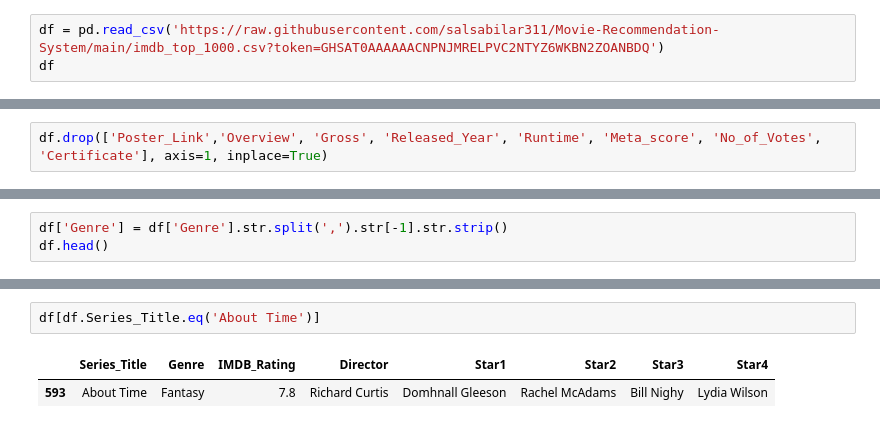
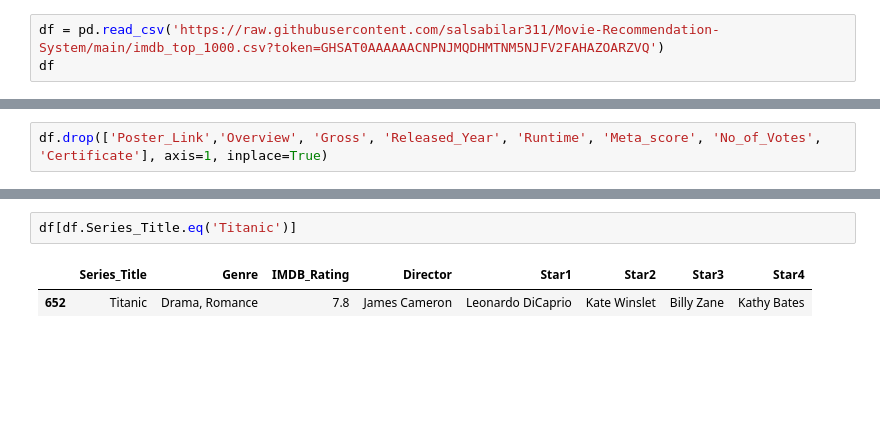
Before and after one commit to salsabilar311/Movie-Recommendation-System, a Jupyter notebook: Movie_Recomendation.ipynb, the cells around one changed output, grey strips where cells are left out. Drawn from its saved outputs; the diff is of its cells as text; blank space fills up the shorter version.

```diff
--- a/Movie_Recomendation.ipynb
+++ b/Movie_Recomendation.ipynb
@@ -8,7 +8,7 @@ import tensorflow as tf
 from tensorflow import keras
 from tensorflow.keras import layers
 # %%
-df = pd.read_csv('https://raw.githubusercontent.com/salsabilar311/Movie-Recommendation-System/main/imdb_top_1000.csv?token=GHSAT0AAAAAACNPNJMRELPVC2NTYZ6WKBN2ZOANBDQ')
+df = pd.read_csv('https://raw.githubusercontent.com/salsabilar311/Movie-Recommendation-System/main/imdb_top_1000.csv?token=GHSAT0AAAAAACNPNJMQDHMTNM5NJFV2FAHAZOARZVQ')
 df
 # %% [output]
 |  | Poster_Link | Series_Title | Released_Year | Certificate | Runtime | Genre | IMDB_Rating | Overview | ... |
@@ -99,3 +90,0 @@ Pada tahap ini, Anda mempersiapkan data dan melakukan beberapa teknik seperti me
-# %%
-df['Genre'] = df['Genre'].str.split(',').str[-1].str.strip()
-df.head()
@@ -258,7 +198,7 @@ def resto_recommendations(nama_film, similarity_data=cosine_sim_df, items=df[['S
 
     return pd.DataFrame(closest).merge(items).head(k)
 # %%
-df[df.Series_Title.eq('About Time')]
+df[df.Series_Title.eq('Titanic')]
 # %% [output]
 |  | Series_Title | Genre | IMDB_Rating | Director | Star1 | Star2 | Star3 | Star4 |
-| 593 | About Time | Fantasy | 7.8 | Richard Curtis | Domhnall Gleeson | Rachel McAdams | Bill Nighy | Lydia Wilson |
+| 652 | Titanic | Drama, Romance | 7.8 | James Cameron | Leonardo DiCaprio | Kate Winslet | Billy Zane | Kathy Bates |
```
Also changed, not shown: parts of 33 cells of this notebook.
